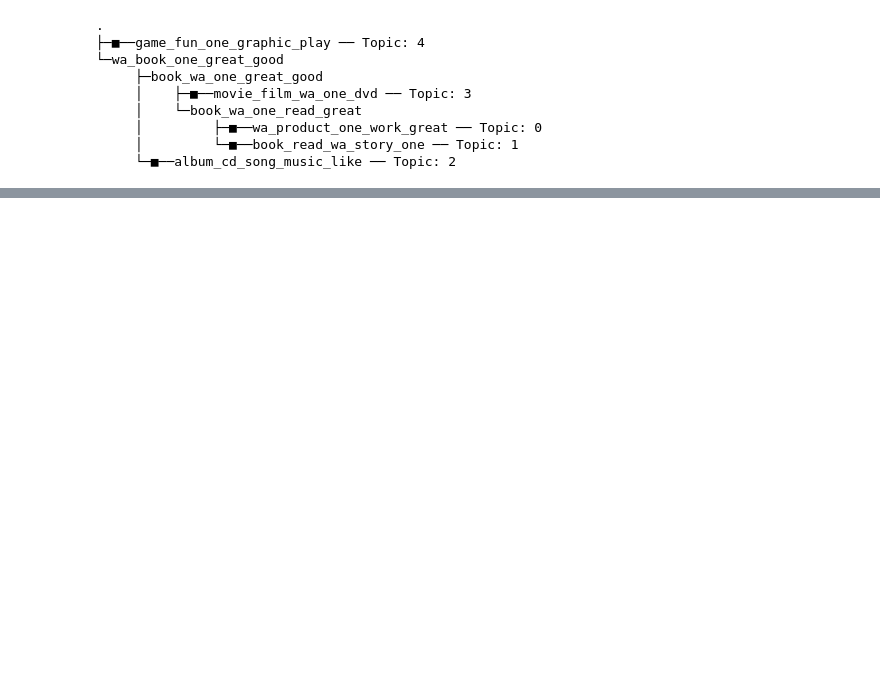
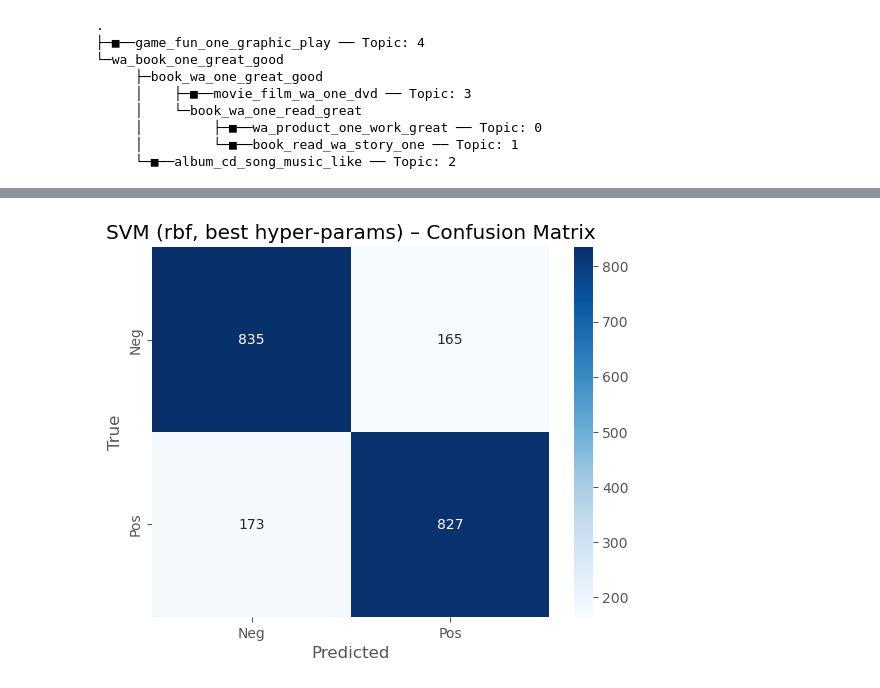
Before and after one commit to Matthewaxe123/955-dissertation, a Jupyter notebook: NLP.ipynb, the cells around one changed output, grey strips where cells are left out. Drawn from its saved outputs; the diff is of its cells as text; code cells hidden in the pictures; blank space fills up the shorter version.

```diff
--- a/NLP.ipynb
+++ b/NLP.ipynb
@@ -1397,0 +1457,85 @@ fig_per_class.show()
+# %%
+# ---------------------------------------------------------------
+# TF‑IDF features (shared by all three classifiers)
+# ---------------------------------------------------------------
+from sklearn.feature_extraction.text import TfidfVectorizer
+
+tfidf = TfidfVectorizer(lowercase=True,
+                        stop_words="english",
+                        ngram_range=(1, 2),
+                        max_features=10_000)
+
+X_train = tfidf.fit_transform(valid_df["sent_text"])
+y_train = valid_df["y_true"].values
+
+X_test  = tfidf.transform(eval_df["sent_text"])
+y_test  = eval_df["y_true"].values
+# %%
+# ---------------------------------------------------------------
+# SVM – full grid search on C (and γ / degree) for 3 kernels
+# ---------------------------------------------------------------
+import numpy as np, seaborn as sns, matplotlib.pyplot as plt
+from sklearn.svm            import SVC
+from sklearn.model_selection import GridSearchCV, StratifiedKFold
+from sklearn.metrics         import (accuracy_score, precision_score,
+                                     recall_score, f1_score, confusion_matrix)
+
+# ── parameter grid ──────────────────────────────────────────────
+param_grid = [
+    # linear kernel → only C matters
+    {"kernel": ["linear"],
+     "C"     : np.logspace(-3, 3, 13)},            # 0.001 … 1000
+
+    # rbf kernel → tune C *and* γ
+    {"kernel": ["rbf"],
+     "C"     : np.logspace(-3, 3, 13),
+     "gamma" : np.logspace(-4, 1, 6)},             # 1e‑4 … 10
+
+    # polynomial kernel → tune C, γ and degree
+    {"kernel": ["poly"],
+     "C"     : np.logspace(-3, 3, 13),
+     "gamma" : ["scale", "auto"],                  # keep search manageable
+     "degree": [2, 3, 4]}
+]
+
+# ── run the search ──────────────────────────────────────────────
+cv = StratifiedKFold(n_splits=5, shuffle=True, random_state=42)
+grid = GridSearchCV(
+        estimator = SVC(random_state=42),
+        param_grid= param_grid,
+        cv        = cv,
+        scoring   = "f1",
+        n_jobs    = -1,
+        verbose   = 2
+).fit(X_train, y_train)
+
+print(f"\nBest params overall: {grid.best_params_}  "
+      f"val F1={grid.best_score_:.4f}")
+
+# tidy view of the best hyper‑params *per* kernel
+import pandas as pd
+cv_res = pd.DataFrame(grid.cv_results_)
+best_per_kernel = (cv_res
+                   .loc[cv_res.groupby("param_kernel")["mean_test_score"].idxmax()]
+                   .sort_values("mean_test_score", ascending=False)
+                   [["param_kernel", "params", "mean_test_score"]])
+display(best_per_kernel)
+
+# ── evaluate the single best SVM on held‑out test data ──────────
+best_svm = grid.best_estimator_
+y_pred   = best_svm.predict(X_test)
+
+acc, prec, rec, f1 = (accuracy_score (y_test, y_pred),
+                      precision_score(y_test, y_pred),
+                      recall_score   (y_test, y_pred),
+                      f1_score       (y_test, y_pred))
+print(f"\nTest metrics  |  Acc={acc:.4f}  Prec={prec:.4f}  "
+      f"Rec={rec:.4f}  F1={f1:.4f}")
+
+cm = confusion_matrix(y_test, y_pred, labels=[0,1])
+sns.heatmap(cm, annot=True, fmt="d", cmap="Blues",
+            xticklabels=["Neg","Pos"], yticklabels=["Neg","Pos"])
+plt.title(f"SVM ({grid.best_params_['kernel']}, best hyper‑params) – Confusion Matrix")
+plt.xlabel("Predicted"), plt.ylabel("True")
+plt.show()
+# %% [output]
@@ -1397,0 +1550 @@ fig_per_class.show()
+[figure, added]
```
Also changed, not shown: parts of 30 cells of this notebook.
